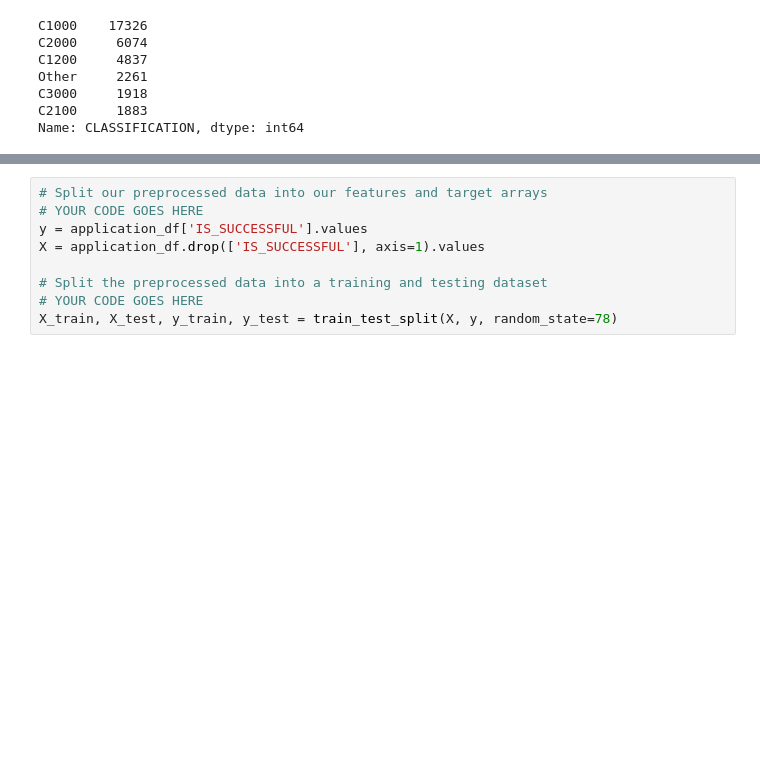
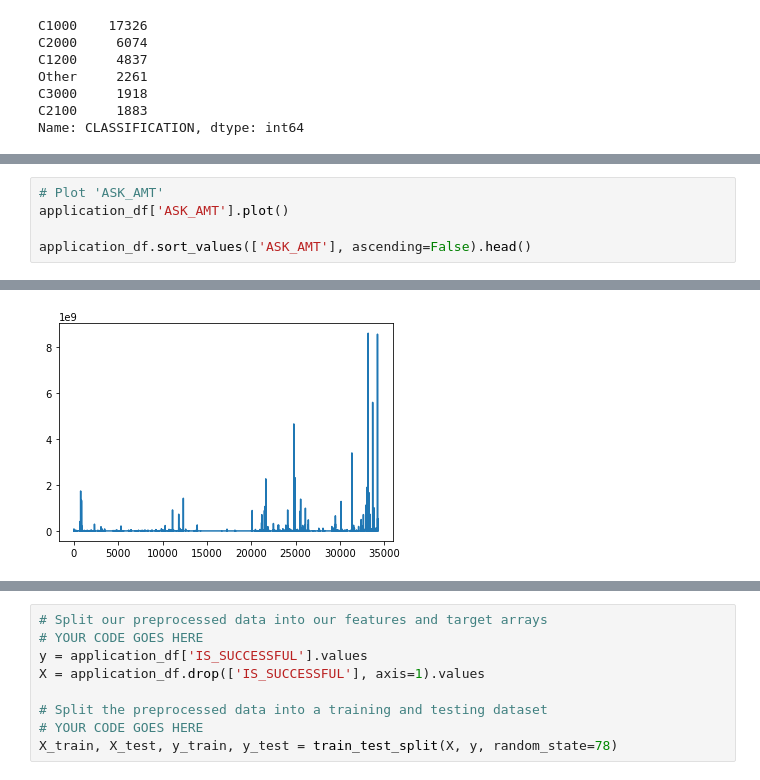
Before and after one commit to TPapiernik/Module_19_Challenge, a Jupyter notebook: AlphabetSoupCharity_Optimization.ipynb, the cells around one changed output, grey strips where cells are left out. Cells and saved outputs as stored; diff of their text form; blank space fills up the shorter version.

```diff
--- a/AlphabetSoupCharity_Optimization.ipynb
+++ b/AlphabetSoupCharity_Optimization.ipynb
@@ -162,0 +206,6 @@ dtype: int64
+# %%
+# Plot 'ASK_AMT'
+application_df['ASK_AMT'].plot()
+
+application_df.sort_values(['ASK_AMT'], ascending=False).head()
+# %% [output]
@@ -163,3 +218,4 @@ dtype: int64
+[figure, added]
 # %%
 # Create a OneHotEncoder instance
 enc = OneHotEncoder(sparse=False)
```
Also changed, not shown: parts of 17 cells of this notebook, 3 other files.
